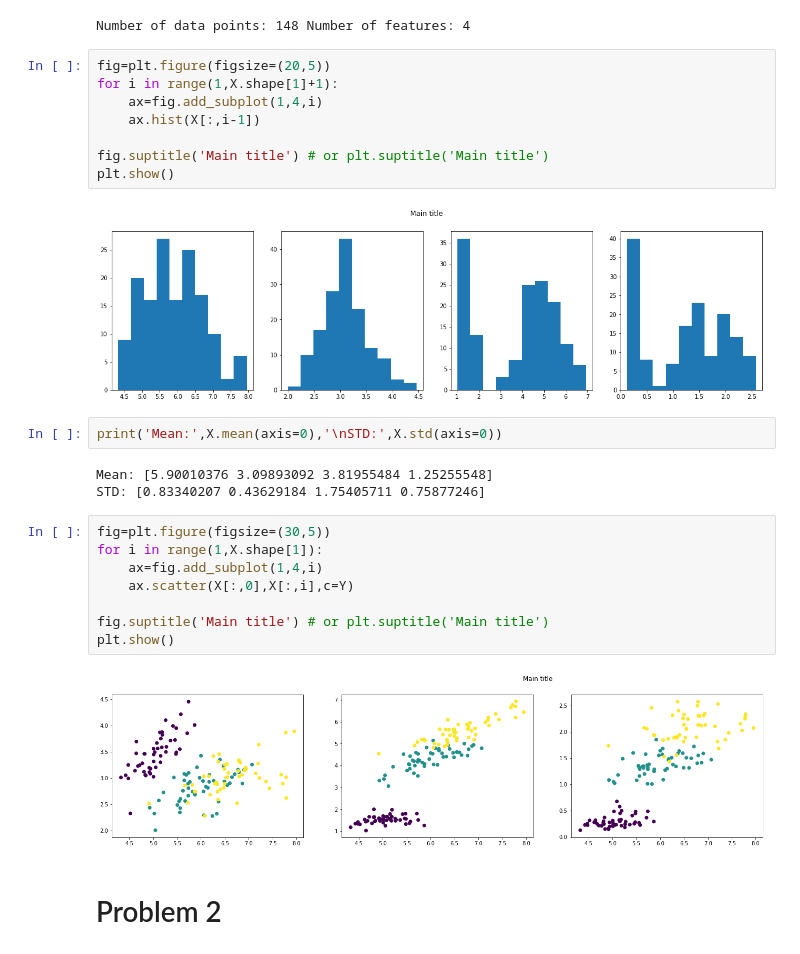
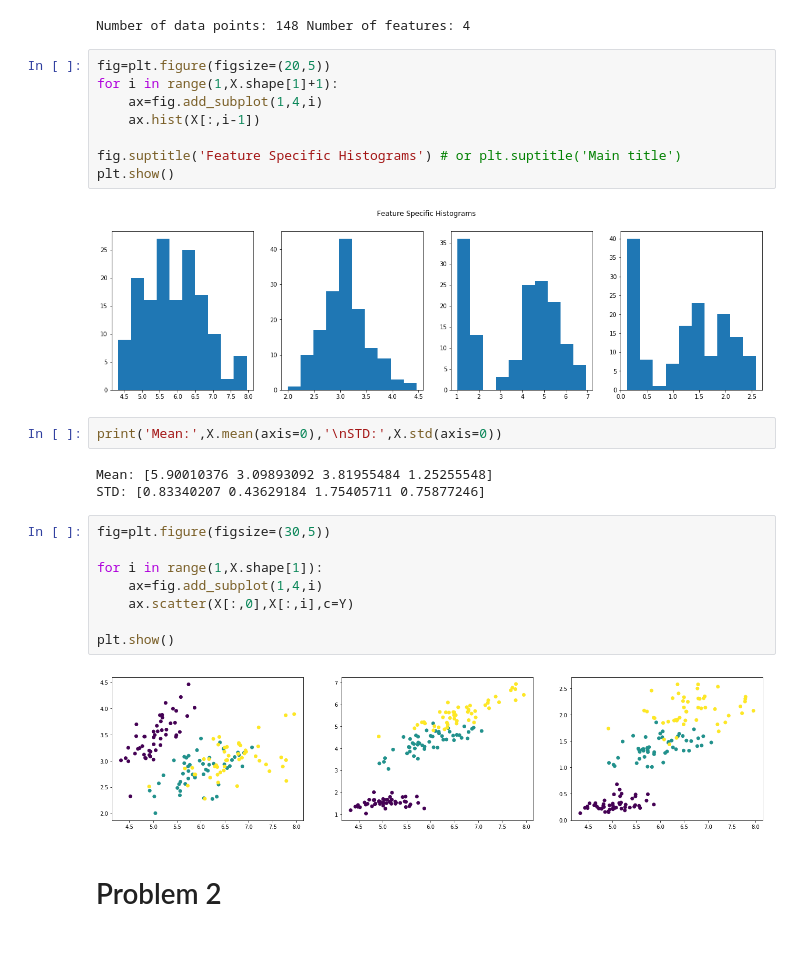
Before and after one commit to jordanott/MachineLearning, a Jupyter notebook: Homework/01/HW1.ipynb, the cells around one changed output. Drawn from its saved outputs; the diff is of its cells as text.

```diff
--- a/Homework/01/HW1.ipynb
+++ b/Homework/01/HW1.ipynb
@@ -25,10 +25,10 @@ for i in range(1,X.shape[1]+1):
     ax=fig.add_subplot(1,4,i)
     ax.hist(X[:,i-1])
 
-fig.suptitle('Main title') # or plt.suptitle('Main title')
+fig.suptitle('Feature Specific Histograms') # or plt.suptitle('Main title')
 plt.show()
 # %% [output]
-[figure, old version]
+[figure, new version]
 # %%
 print('Mean:',X.mean(axis=0),'\nSTD:',X.std(axis=0))
 # %% [output]
@@ -36,14 +36,14 @@ Mean: [5.90010376 3.09893092 3.81955484 1.25255548]
 STD: [0.83340207 0.43629184 1.75405711 0.75877246]
 # %%
 fig=plt.figure(figsize=(30,5))
+
 for i in range(1,X.shape[1]):
     ax=fig.add_subplot(1,4,i)
     ax.scatter(X[:,0],X[:,i],c=Y)
 
-fig.suptitle('Main title') # or plt.suptitle('Main title')
 plt.show()
 # %% [output]
-[figure, old version]
+[figure, new version]
 # %% [markdown]
 # Problem 2
 # %%
```
Also changed, not shown: parts of 12 cells of this notebook, 1 other file.
